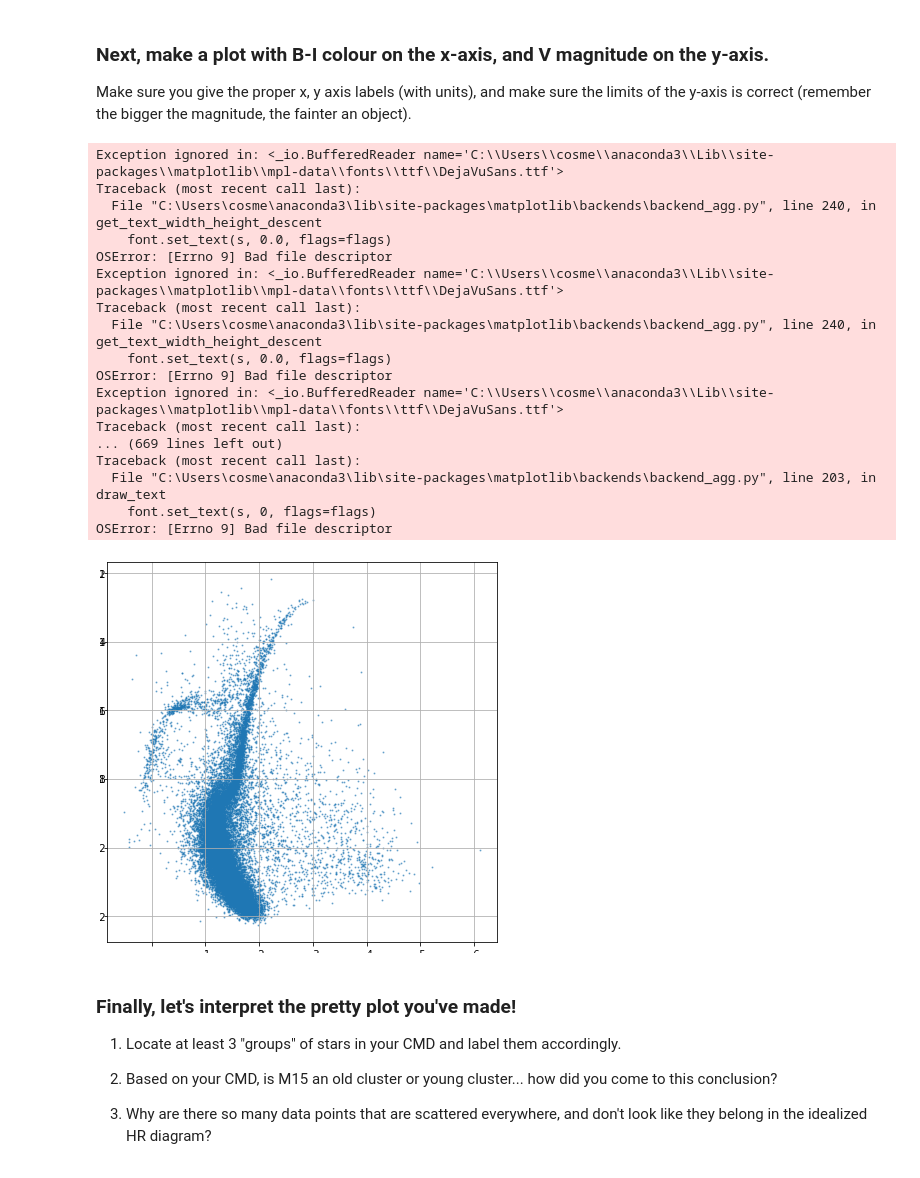
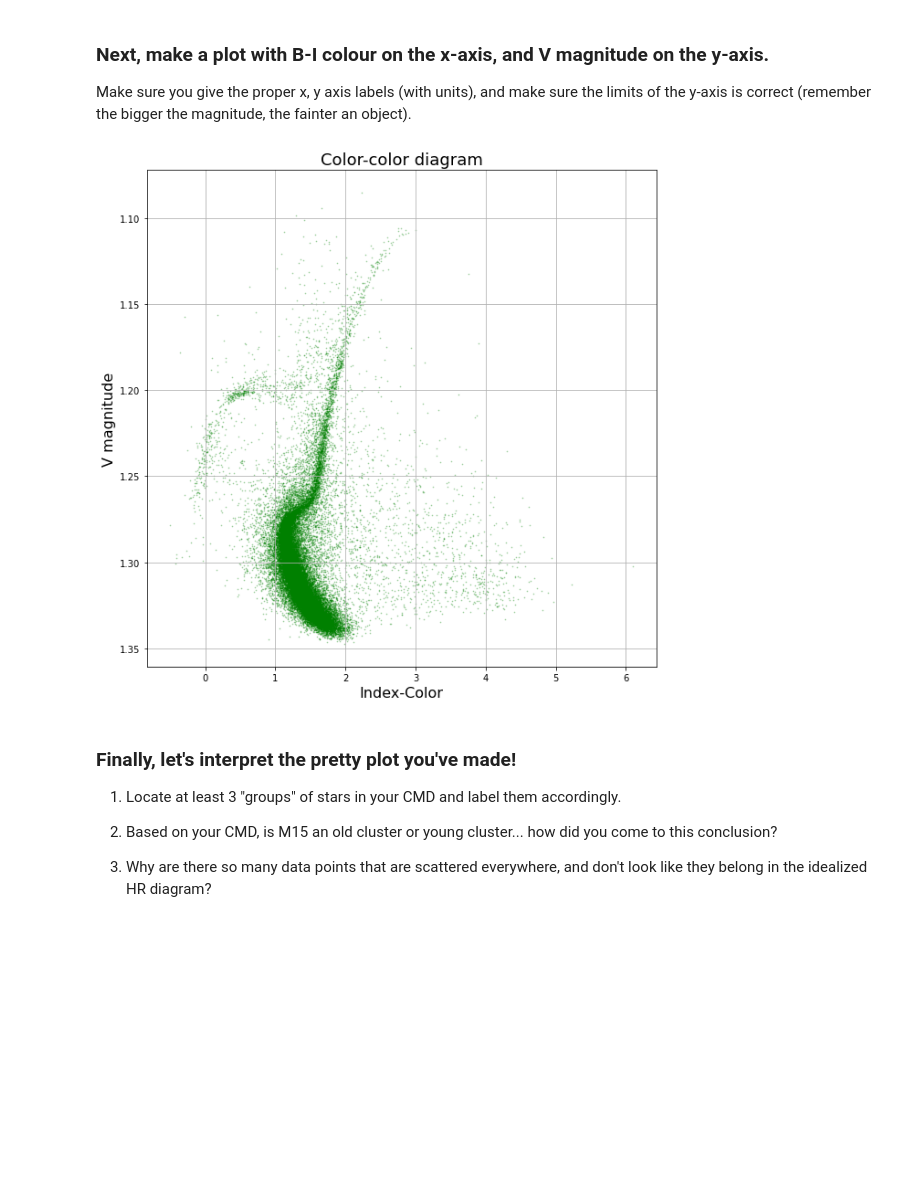
Before and after one commit to aquinocosme/ASTR3190-Introduction-to-Research-in-Astronomy, a Jupyter notebook: lessons/07-extra_plotting_AquinoOvelar.ipynb, the cells around one changed output. Cells and saved outputs as stored; diff of their text form; code cells hidden in the pictures; blank space fills up the shorter version.

```diff
--- a/lessons/07-extra_plotting_AquinoOvelar.ipynb
+++ b/lessons/07-extra_plotting_AquinoOvelar.ipynb
@@ -63,46 +63,27 @@ Make sure you give the proper x, y axis labels (with units), and make sure the l
 # %%
 ## Write code to make & prettify the plot, use either plt.plot or plt.scatter
 #Defines (x,y)-axis
 B_I_color = m15['Bmag'] - m15['Imag']
 V_mag = m15['Vmag']
 #Make plot larger to make it easier to see.
-plt.figure(figsize=(7,7))
+plt.figure(figsize=(10,10))
 #Plot B-I as the x value and V as the y value. Give '.' to plot as points not connected with lines.
-plt.scatter(B_I_color,-V_mag,s = 1, alpha =0.5)
 #Adjust markersize and make points translucent with alpha=0.5 so you can see where the points pile up
-
-
+plt.scatter(B_I_color,np.log10(V_mag),s = 0.5, alpha =0.3,color = 'g')
 #Flip y-axis so that you're plotting Vmag from fainter (bigger mag value) to brighter (smaller mag value)
-
-
+axy =plt.gca()
+axy.invert_yaxis()
 #Add axis labels:
-
-
 #Make numbers on axes larger to make plot easier to read
-
+plt.xlabel('Index-Color',fontsize =16)
+plt.ylabel('V magnitude',fontsize =16)
+plt.title('Color-color diagram',fontsize =18)
 #Add background grid lines
 plt.grid()
 plt.show()
 # Don't forget to comment code!
 # %% [output]
-Exception ignored in: <_io.BufferedReader name='C:\\Users\\cosme\\anaconda3\\Lib\\site-packages\\matplotlib\\mpl-data\\fonts\\ttf\\DejaVuSans.ttf'>
-Traceback (most recent call last):
-  File "C:\Users\cosme\anaconda3\lib\site-packages\matplotlib\backends\backend_agg.py", line 240, in get_text_width_height_descent
-    font.set_text(s, 0.0, flags=flags)
-OSError: [Errno 9] Bad file descriptor
-Exception ignored in: <_io.BufferedReader name='C:\\Users\\cosme\\anaconda3\\Lib\\site-packages\\matplotlib\\mpl-data\\fonts\\ttf\\DejaVuSans.ttf'>
-Traceback (most recent call last):
-  File "C:\Users\cosme\anaconda3\lib\site-packages\matplotlib\backends\backend_agg.py", line 240, in get_text_width_height_descent
-    font.set_text(s, 0.0, flags=flags)
-OSError: [Errno 9] Bad file descriptor
-Exception ignored in: <_io.BufferedReader name='C:\\Users\\cosme\\anaconda3\\Lib\\site-packages\\matplotlib\\mpl-data\\fonts\\ttf\\DejaVuSans.ttf'>
-Traceback (most recent call last):
-... (669 lines left out)
-Traceback (most recent call last):
-  File "C:\Users\cosme\anaconda3\lib\site-packages\matplotlib\backends\backend_agg.py", line 203, in draw_text
-    font.set_text(s, 0, flags=flags)
-OSError: [Errno 9] Bad file descriptor
-[figure, old version]
+[figure, new version]
 # %% [markdown]
 ### Finally, let's interpret the pretty plot you've made! ###
 
```
Also changed, not shown: parts of 2 cells of this notebook.
